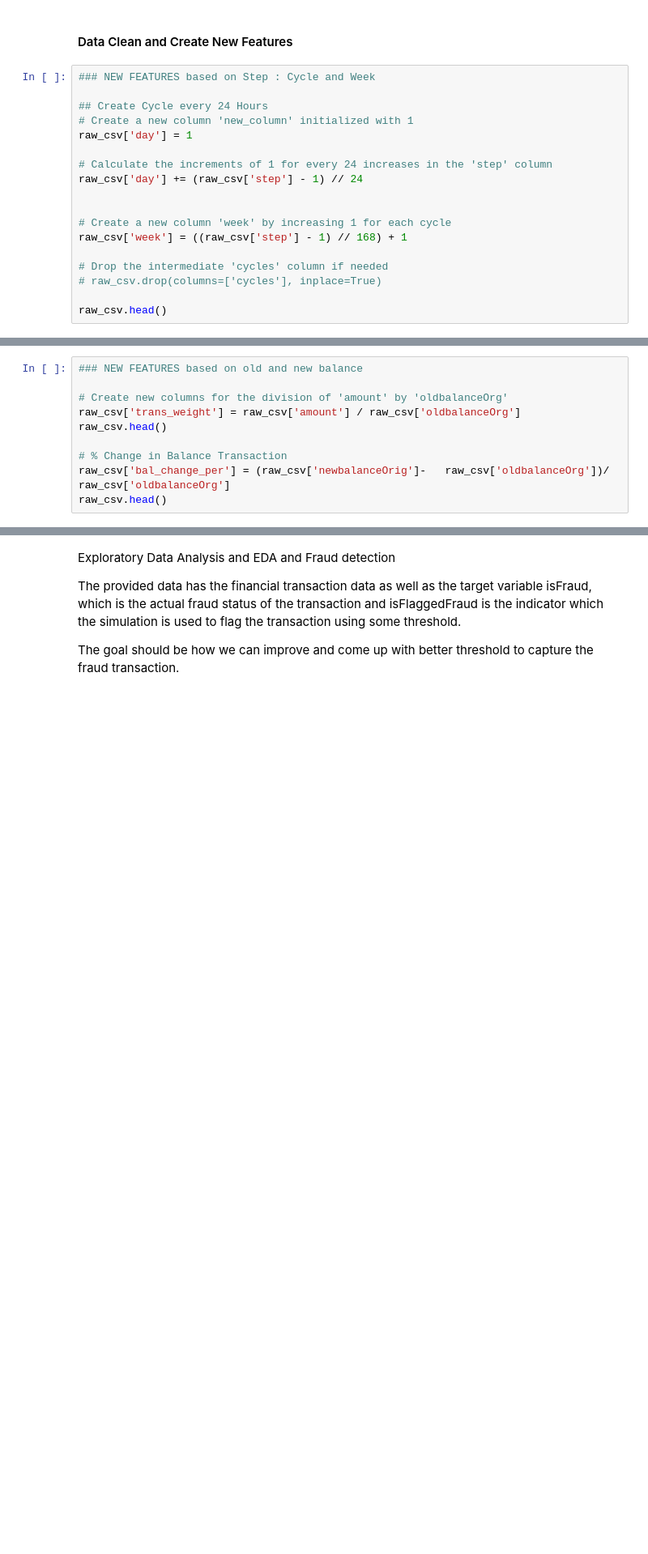
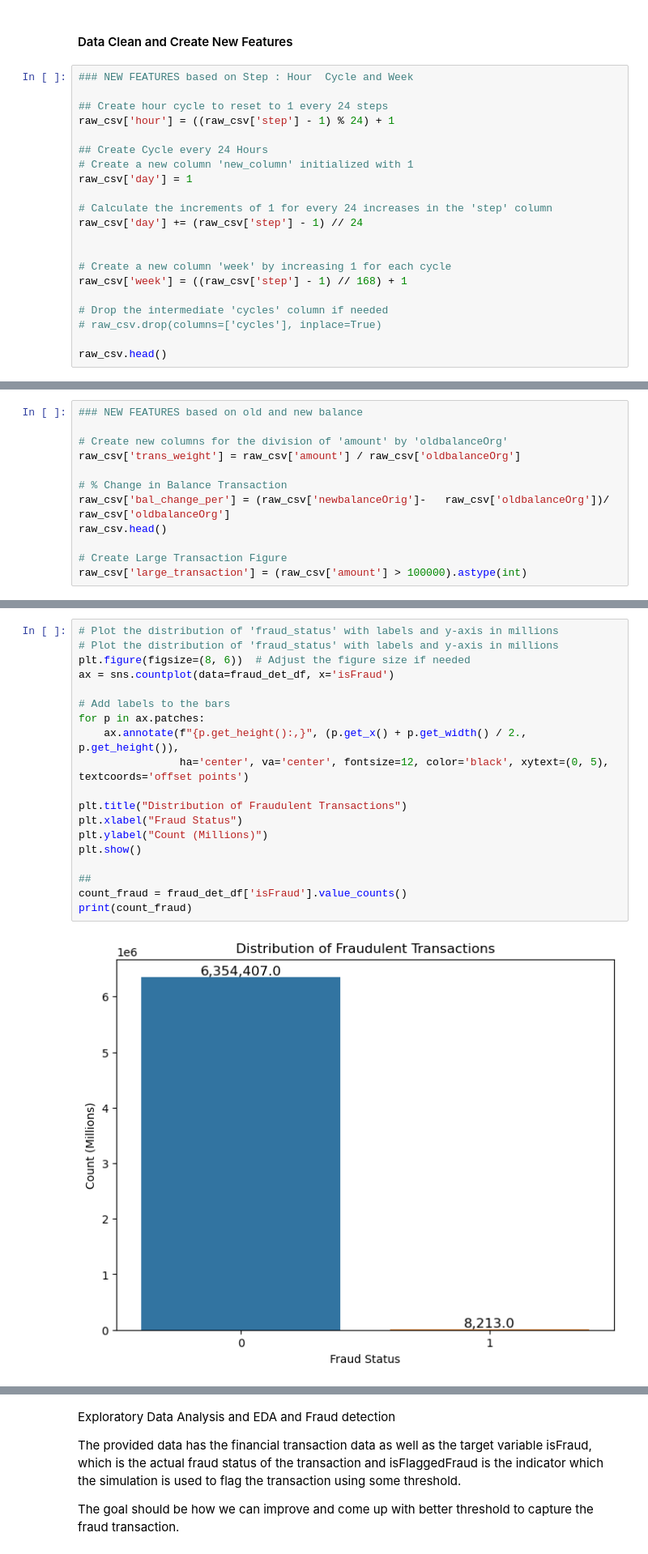
Before and after one commit to SurakshaRegmi/Project-4, a Jupyter notebook: Project_4_micah.ipynb, the cells around one changed output, grey strips where cells are left out. Shown at 81% size. Saved outputs shown, nothing was run; the diff lists cells and outputs as text; blank space fills up the shorter version.

```diff
--- a/Project_4_micah.ipynb
+++ b/Project_4_micah.ipynb
@@ -127,7 +132,10 @@ False
 # %% [markdown]
 #### Data Clean and Create New Features
 # %%
-### NEW FEATURES based on Step : Cycle and Week
+### NEW FEATURES based on Step : Hour  Cycle and Week
+
+## Create hour cycle to reset to 1 every 24 steps
+raw_csv['hour'] = ((raw_csv['step'] - 1) % 24) + 1
 
 ## Create Cycle every 24 Hours
 # Create a new column 'new_column' initialized with 1
@@ -156,8 +164,10 @@ raw_csv.head()
 
 # Create new columns for the division of 'amount' by 'oldbalanceOrg'
 raw_csv['trans_weight'] = raw_csv['amount'] / raw_csv['oldbalanceOrg']
-raw_csv.head()
 
 # % Change in Balance Transaction
 raw_csv['bal_change_per'] = (raw_csv['newbalanceOrig']-   raw_csv['oldbalanceOrg'])/ raw_csv['oldbalanceOrg']
 raw_csv.head()
+
+# Create Large Transaction Figure
+raw_csv['large_transaction'] = (raw_csv['amount'] > 100000).astype(int)
@@ -196,0 +277,21 @@ fraud_det_df = raw_csv.copy()
+# %%
+# Plot the distribution of 'fraud_status' with labels and y-axis in millions
+# Plot the distribution of 'fraud_status' with labels and y-axis in millions
+plt.figure(figsize=(8, 6))  # Adjust the figure size if needed
+ax = sns.countplot(data=fraud_det_df, x='isFraud')
+
+# Add labels to the bars
+for p in ax.patches:
+    ax.annotate(f"{p.get_height():,}", (p.get_x() + p.get_width() / 2., p.get_height()),
+                ha='center', va='center', fontsize=12, color='black', xytext=(0, 5), textcoords='offset points')
+
+plt.title("Distribution of Fraudulent Transactions")
+plt.xlabel("Fraud Status")
+plt.ylabel("Count (Millions)")
+plt.show()
+
+##
+count_fraud = fraud_det_df['isFraud'].value_counts()
+print(count_fraud)
+# %% [output]
+[figure, added]
```
Also changed, not shown: parts of 14 cells of this notebook.
